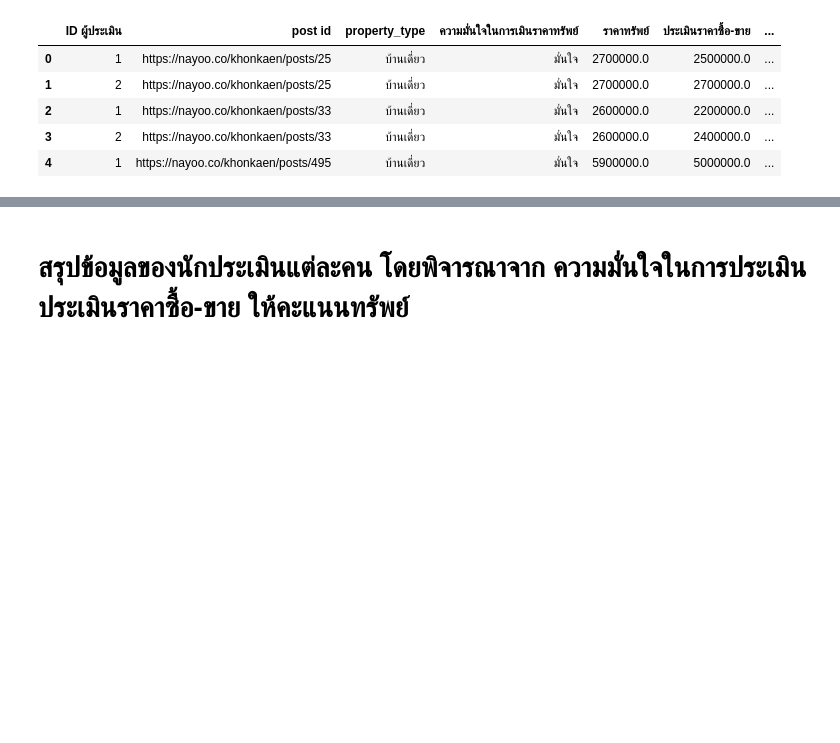
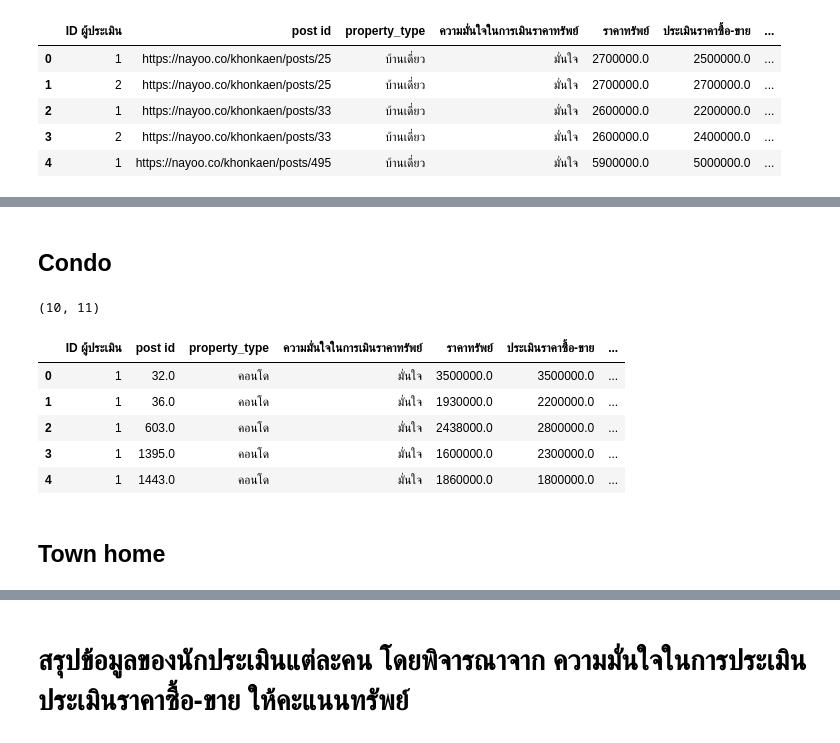
Before and after one commit to gxilly/bsc_dpdm22, a Jupyter notebook: [dataprep1]_property_estimator.ipynb, the cells around one changed output, grey strips where cells are left out. Cells and saved outputs as stored; diff of their text form; code cells hidden in the pictures; blank space fills up the shorter version.

```diff
--- a/[dataprep1]_property_estimator.ipynb
+++ b/[dataprep1]_property_estimator.ipynb
@@ -32,0 +51,16 @@ data.head()
+# %% [markdown]
+## Condo
+# %%
+condo = pd.read_excel('คำตอบนักประเมิน.xlsx',sheet_name=2)
+print(condo.shape)
+condo.head()
+# %% [output]
+(10, 11)
+|  | ID ผู้ประเมิน | post id | property_type | ความมั่นใจในการเมินราคาทรัพย์ | ราคาทรัพย์ | ประเมินราคาซื้อ-ขาย | ... |
+| 0 | 1 | 32.0 | คอนโด | มั่นใจ | 3500000.0 | 3500000.0 | ... |
+| 1 | 1 | 36.0 | คอนโด | มั่นใจ | 1930000.0 | 2200000.0 | ... |
+| 2 | 1 | 603.0 | คอนโด | มั่นใจ | 2438000.0 | 2800000.0 | ... |
+| 3 | 1 | 1395.0 | คอนโด | มั่นใจ | 1600000.0 | 2300000.0 | ... |
+| 4 | 1 | 1443.0 | คอนโด | มั่นใจ | 1860000.0 | 1800000.0 | ... |
+# %% [markdown]
+## Town home
```
Also changed, not shown: parts of 94 cells of this notebook.
